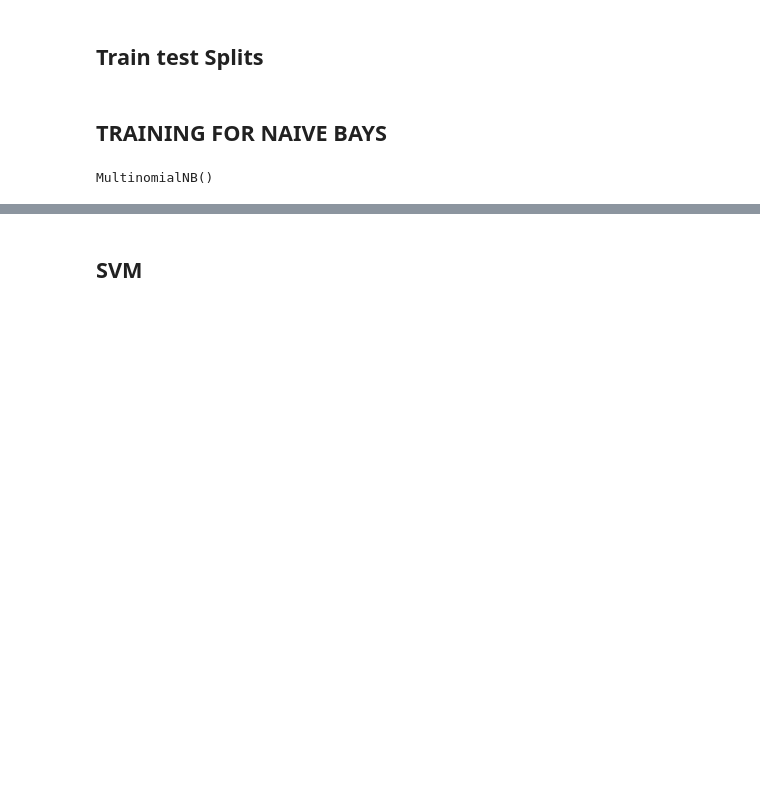
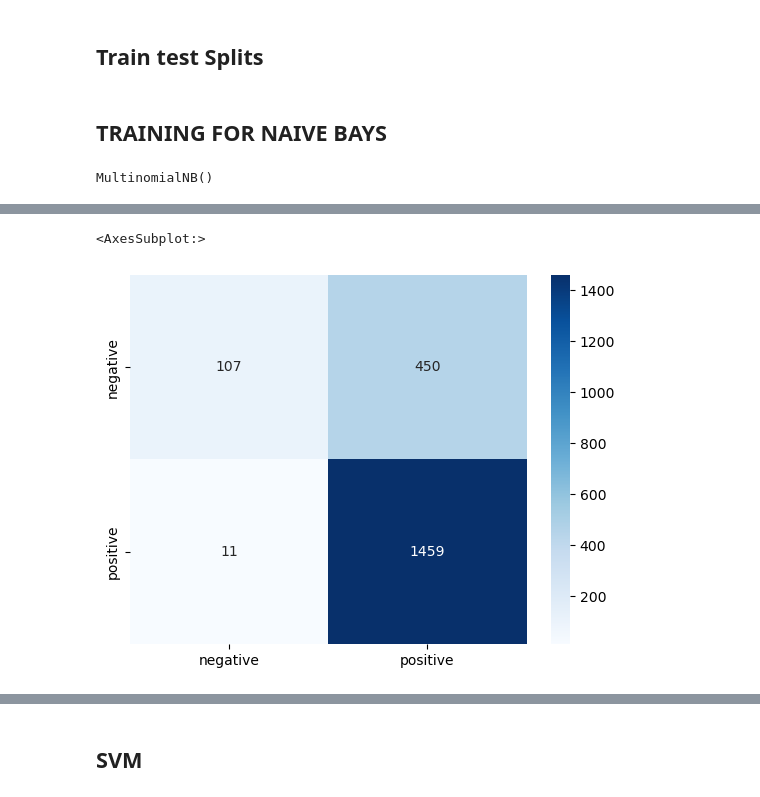
Before and after one commit to Mreeb/Sentiment-Analysis, a Jupyter notebook: PROJETT.ipynb, the cells around one changed output, grey strips where cells are left out. Saved outputs shown, nothing was run; the diff lists cells and outputs as text; code cells hidden in the pictures; blank space fills up the shorter version.

```diff
--- a/PROJETT.ipynb
+++ b/PROJETT.ipynb
@@ -182,0 +198,6 @@ train_data
+# %%
+train_data.drop(train_data[train_data['sentiment'] == 'neutral'].index, inplace=True)
+dev_data.drop(dev_data[dev_data['sentiment'] == 'neutral'].index, inplace=True)
+test_data1.drop(test_data1[test_data1['sentiment'] == 'neutral'].index, inplace=True)
+test_data2.drop(test_data2[test_data2['sentiment'] == 'neutral'].index, inplace=True)
+test_data3.drop(test_data3[test_data3['sentiment'] == 'neutral'].index, inplace=True)
@@ -271,0 +305,16 @@ weighted avg       0.46      0.51      0.46      2379
+# %%
+import seaborn as sns
+from sklearn.metrics import confusion_matrix
+
+# Get true labels and predicted labels
+y_true = test_data1["sentiment"]
+y_pred = test_data1["sentiment_pred"]
+
+# Get confusion matrix
+cm = confusion_matrix(y_true, y_pred)
+
+# Plot confusion matrix with seaborn
+sns.heatmap(cm, annot=True, fmt='g', cmap="Blues", xticklabels=target_names, yticklabels=target_names)
+# %% [output]
+<AxesSubplot:>
+[figure, added]
```
Also changed, not shown: parts of 35 cells of this notebook.
